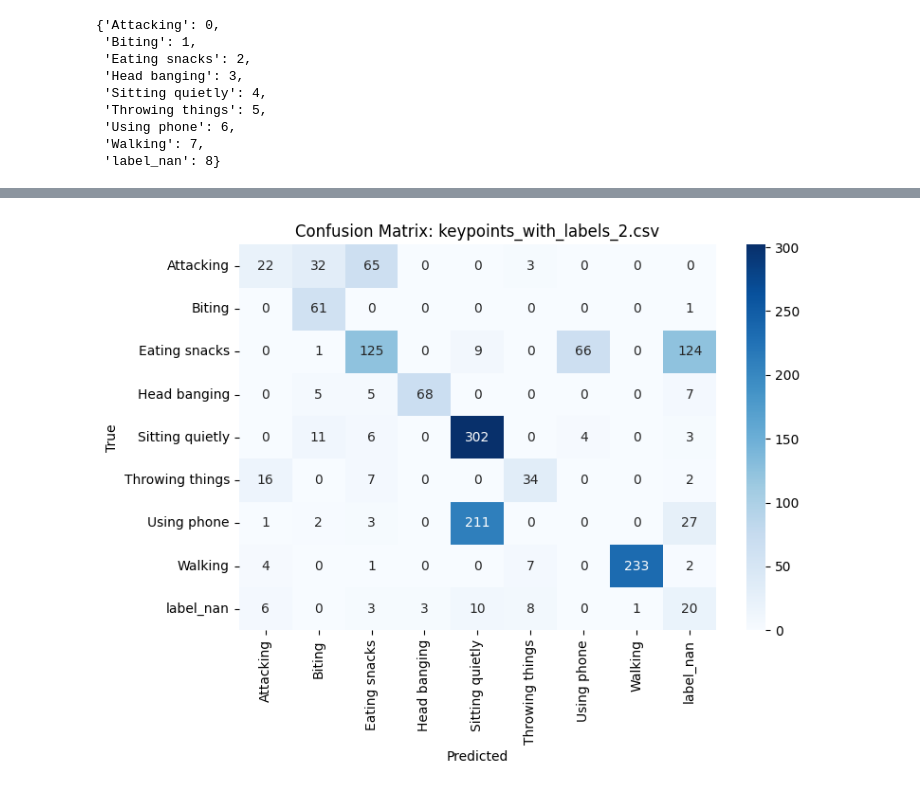
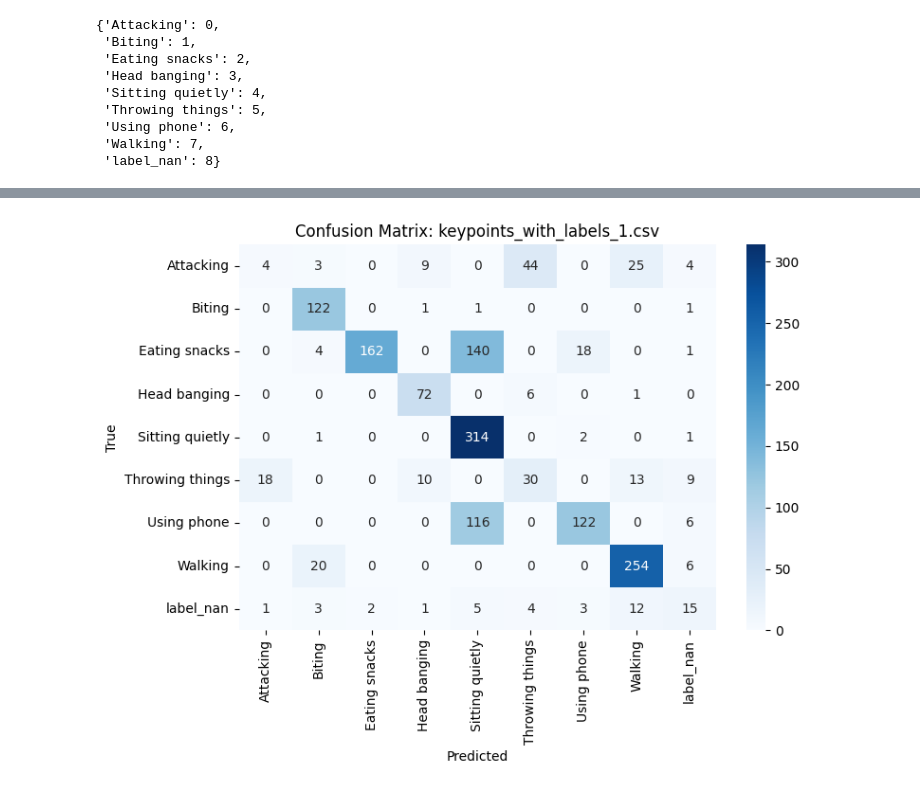
Before and after one commit to Njn03/ISAS_Challenge, a Jupyter notebook: gcn-lstm_full.ipynb, the cells around one changed output, grey strips where cells are left out. Drawn from its saved outputs; the diff is of its cells as text; code cells hidden in the pictures.

```diff
--- a/gcn-lstm_full.ipynb
+++ b/gcn-lstm_full.ipynb
@@ -19,7 +19,7 @@ from sklearn.model_selection import StratifiedShuffleSplit
 SEQ_LEN = 90
 STEP_SIZE = 45
 NUM_KEYPOINTS = 17
-INPUT_DIM = 6
+INPUT_DIM = 5
 HIDDEN_DIM = 64
 NUM_CLASSES = 9
 EPOCHS = 50
@@ -32,7 +32,6 @@ device = torch.device("cuda" if torch.cuda.is_available() else "cpu")
 COCO_EDGES = [(0, 1), (0, 2),         # Nose to eyes
               (1, 3), (2, 4),         # Eyes to ears
               (0, 5), (0, 6),         # Nose to shoulders
-            #   (5, 6),                 # Shoulder connection
               (5, 7), (7, 9),         # Left arm
               (6, 8), (8, 10),        # Right arm
               (5, 11), (6, 12),       # Shoulders to hips
@@ -193,7 +192,7 @@ class GCN_LSTM_Model(nn.Module):
         self.gcn3 = GCNLayer(64, 128)
 
         self.relu = nn.ReLU()
-        self.dropout = nn.Dropout(0.2)
+        self.dropout = nn.Dropout(0.3)
 
         self.lstm1 = nn.LSTM(input_size=128 * NUM_KEYPOINTS, hidden_size=128, batch_first=True)
         self.lstm2 = nn.LSTM(input_size=128, hidden_size=64, batch_first=True)
@@ -207,7 +206,7 @@ class GCN_LSTM_Model(nn.Module):
         self.fc2 = nn.Linear(64, 32)
         self.fc3 = nn.Linear(32, NUM_CLASSES)
 
-        self.final_dropout = nn.Dropout(0.3)
+        self.final_dropout = nn.Dropout(0.4)
 
     def forward(self, x):
         B, T, N, D = x.shape
@@ -359,11 +358,11 @@ dir = r'D:\pr_env\py_env\Scripts\keypointlabel'
 subjects_data = load_all_subjects(dir)
 # subjects_data
 # %%
-test_seq, test_lbl, test_name = subjects_data[1]
+test_seq, test_lbl, test_name = subjects_data[0]
 
 # Combine training data from other subjects
-train_seq = np.concatenate([s for j, (s, _, _) in enumerate(subjects_data) if j != 1])
-train_lbl = np.concatenate([l for j, (_, l, _) in enumerate(subjects_data) if j != 1])
+train_seq = np.concatenate([s for j, (s, _, _) in enumerate(subjects_data) if j != 0])
+train_lbl = np.concatenate([l for j, (_, l, _) in enumerate(subjects_data) if j != 0])
 
 # Stratified Train/Validation Split
 splitter = StratifiedShuffleSplit(n_splits=1, test_size=0.1, random_state=42)
@@ -438,7 +437,7 @@ for epoch in range(EPOCHS):
 model.load_state_dict(best_model_state)
 
 # # Final Test Evaluation
-print('------------------TESTING ON SUBJECT 2-----------------')
+print('------------------TESTING ON SUBJECT 1-----------------')
 model.eval()
 all_preds, all_true = [], []
 with torch.no_grad():
@@ -483,4 +482,4 @@ Test Accuracy = 0.5687, Test Macro F1 = 0.5275
-[figure, old version]
+[figure, new version]
 # %%
 from sklearn.metrics import classification_report
 # Classification report
```
Also changed, not shown: parts of 13 cells of this notebook.
